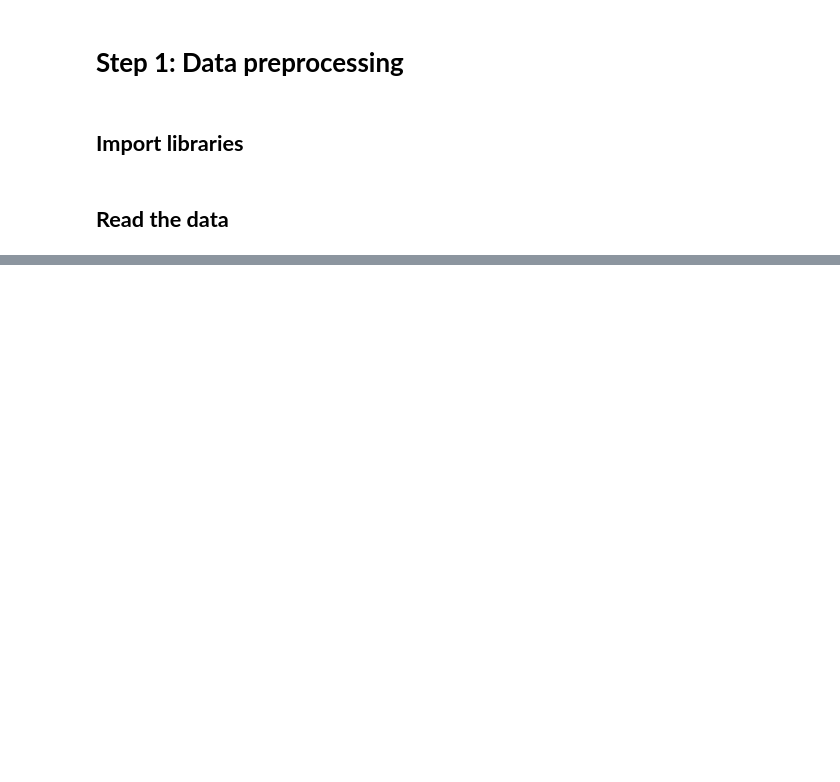
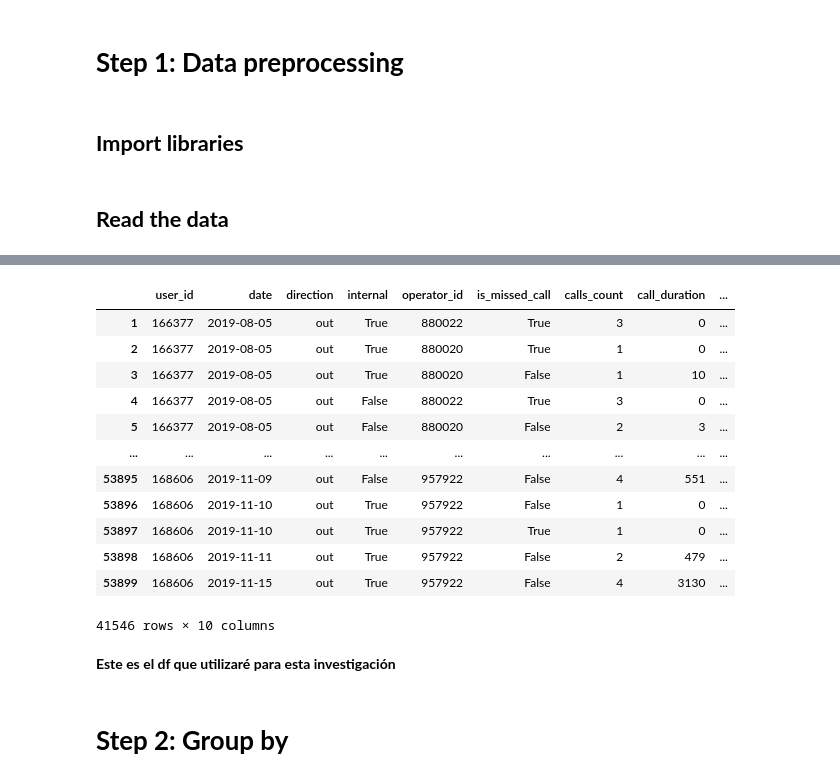
Before and after one commit to Juancarlospedroza/final_project, a Jupyter notebook: final_project_juancarlos_pedroza.ipynb, the cells around one changed output, grey strips where cells are left out. Saved outputs shown, nothing was run; the diff lists cells and outputs as text; code cells hidden in the pictures; blank space fills up the shorter version.

```diff
--- a/final_project_juancarlos_pedroza.ipynb
+++ b/final_project_juancarlos_pedroza.ipynb
@@ -69,0 +324,25 @@ import plotly.express as px
+# %%
+# Creo una columna que indique el mes y año al que pertenece cada una de las inicidencias del df.
+data['date'] = pd.to_datetime(data['date'])
+data['month'] = data['date'].dt.to_period('M')
+# %%
+# DF ya listo después de limpieza y transformación de datos.
+data
+# %% [output]
+|  | user_id | date | direction | internal | operator_id | is_missed_call | calls_count | call_duration | ... |
+| 1 | 166377 | 2019-08-05 | out | True | 880022 | True | 3 | 0 | ... |
+| 2 | 166377 | 2019-08-05 | out | True | 880020 | True | 1 | 0 | ... |
+| 3 | 166377 | 2019-08-05 | out | True | 880020 | False | 1 | 10 | ... |
+| 4 | 166377 | 2019-08-05 | out | False | 880022 | True | 3 | 0 | ... |
+| 5 | 166377 | 2019-08-05 | out | False | 880020 | False | 2 | 3 | ... |
+| ... | ... | ... | ... | ... | ... | ... | ... | ... | ... |
+| 53895 | 168606 | 2019-11-09 | out | False | 957922 | False | 4 | 551 | ... |
+| 53896 | 168606 | 2019-11-10 | out | True | 957922 | False | 1 | 0 | ... |
+| 53897 | 168606 | 2019-11-10 | out | True | 957922 | True | 1 | 0 | ... |
+| 53898 | 168606 | 2019-11-11 | out | True | 957922 | False | 2 | 479 | ... |
+| 53899 | 168606 | 2019-11-15 | out | True | 957922 | False | 4 | 3130 | ... |
+41546 rows × 10 columns
+# %% [markdown]
+**Este es el df que utilizaré para esta investigación**
+# %% [markdown]
+# **Step 2: Group by**
```
Also changed, not shown: parts of 31 cells of this notebook.
